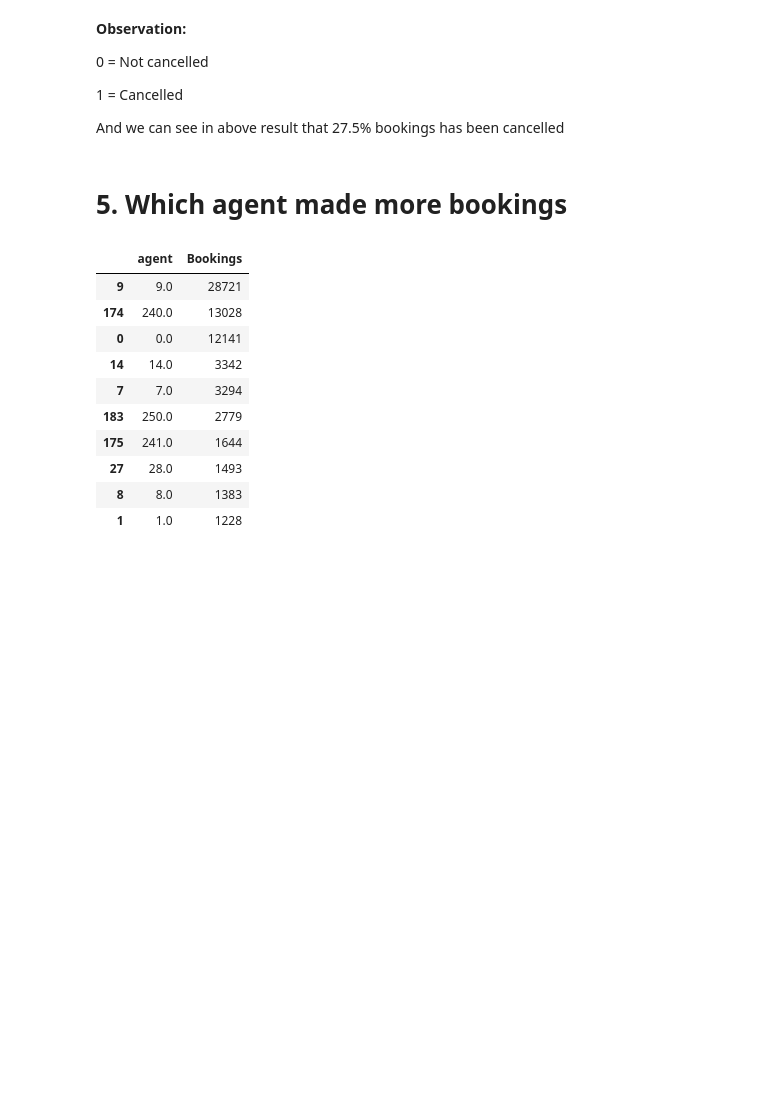
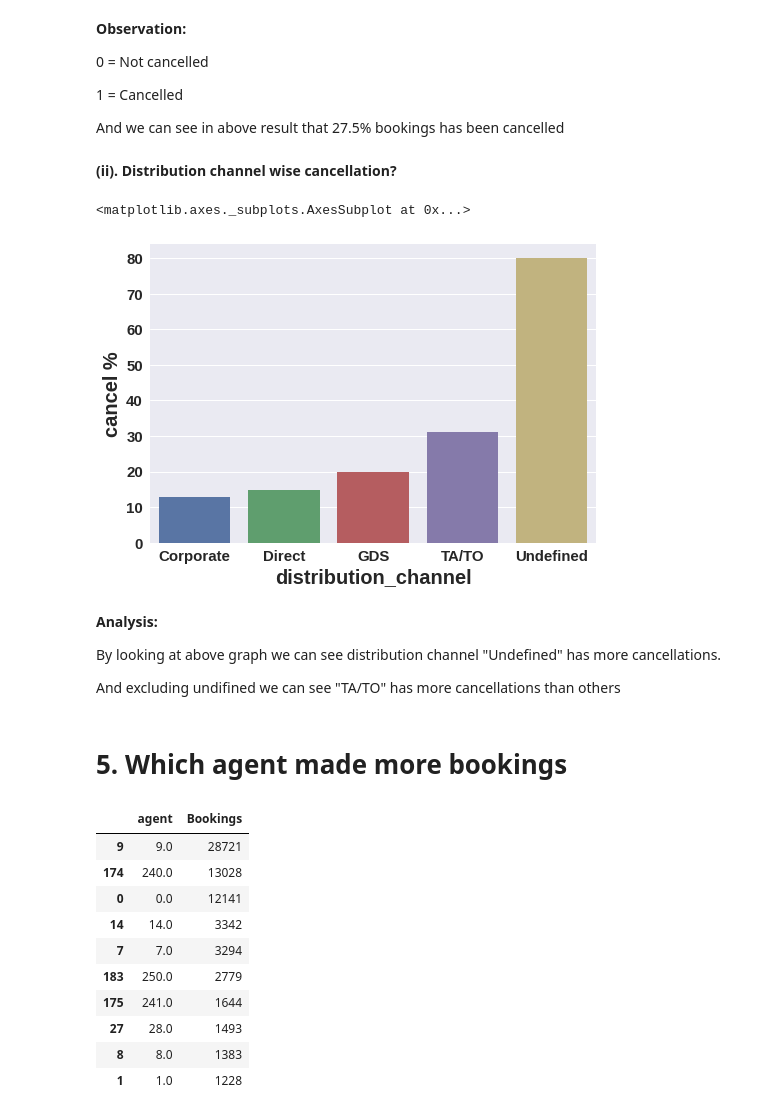
Before and after one commit to BhupathiSampath/Hotel-booking-analysis, a Jupyter notebook: Hotel_Booking_Analysis_Capstone_Project.ipynb, the cells around one changed output. Cells and saved outputs as stored; diff of their text form; code cells hidden in the pictures; blank space fills up the shorter version.

Commit message:
Added Cancellation and Distribution channel wise analysis

```diff
--- a/Hotel_Booking_Analysis_Capstone_Project.ipynb
+++ b/Hotel_Booking_Analysis_Capstone_Project.ipynb
@@ -441,6 +441,21 @@ cancellation_perc.plot.pie(explode=[0.02, 0.02], fontsize=15, autopct="%1.1f%%",
 1 = Cancelled
 
  And we can see in above result that 27.5% bookings has been cancelled
+# %% [markdown]
+**(ii). Distribution channel wise cancellation?**
+# %%
+distribution_channel = hotel_bookings_df_copy.groupby("distribution_channel")
+dc_wise_cancellation = pd.DataFrame((distribution_channel["is_canceled"].sum()/distribution_channel.size())*100).rename(columns = {0: "cancel %"})
+sns.barplot(x = dc_wise_cancellation.index, y = dc_wise_cancellation["cancel %"])
+# %% [output]
+<matplotlib.axes._subplots.AxesSubplot at 0x...>
+[figure, added]
+# %% [markdown]
+**Analysis:**
+
+By looking at above graph we can see distribution channel "Undefined" has more cancellations.
+
+And excluding undifined we can see "TA/TO" has more cancellations than others
 # %% [markdown]
 # **5. Which agent made more bookings**
 # %%
```
Also changed, not shown: parts of 31 cells of this notebook.
